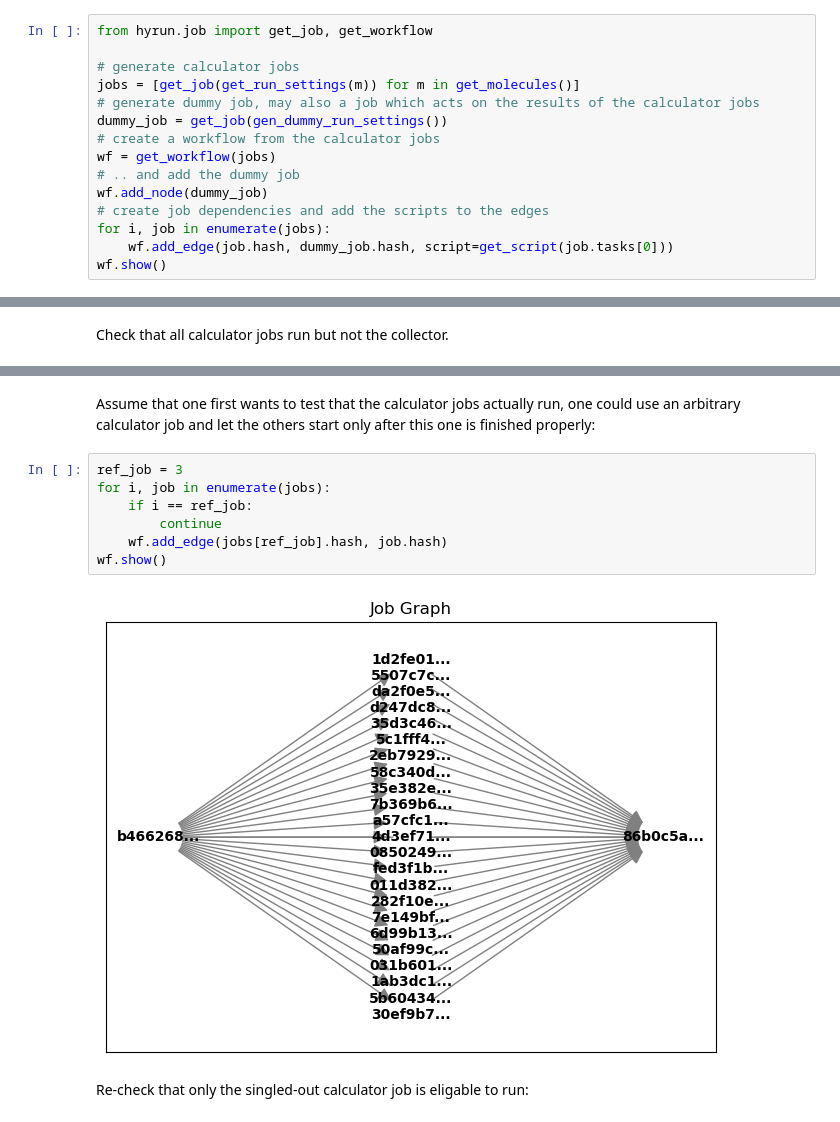
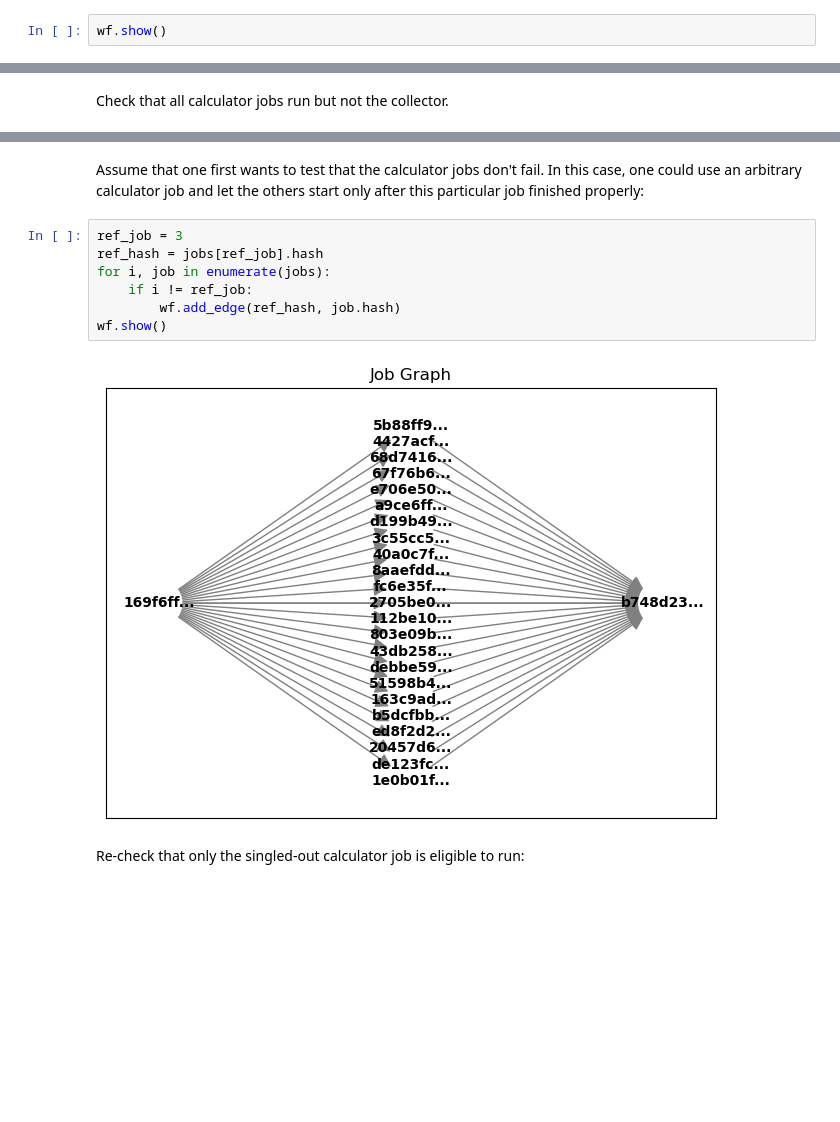
Before and after one commit to gdhjktru/hyrun, a Jupyter notebook: docs/src/user_guide/workflow.ipynb, the cells around one changed output, grey strips where cells are left out. Cells and saved outputs as stored; diff of their text form; blank space fills up the shorter version.

```diff
--- a/docs/src/user_guide/workflow.ipynb
+++ b/docs/src/user_guide/workflow.ipynb
@@ -420,16 +436,3 @@ if __name__ == '__main__':
 # %%
-from hyrun.job import get_job, get_workflow
-
-# generate calculator jobs
-jobs = [get_job(get_run_settings(m)) for m in get_molecules()]
-# generate dummy job, may also a job which acts on the results of the calculator jobs
-dummy_job = get_job(gen_dummy_run_settings())
-# create a workflow from the calculator jobs
-wf = get_workflow(jobs)
-# .. and add the dummy job
-wf.add_node(dummy_job)
-# create job dependencies and add the scripts to the edges
-for i, job in enumerate(jobs):
-    wf.add_edge(job.hash, dummy_job.hash, script=get_script(job.tasks[0]))
 wf.show()
 # %% [output]
@@ -486,14 +486,15 @@ Dummy 86b0c5a1e2b73b08fd54c727f4458649ed9fe3ad1b6e8ac9460c070113509a1e: False
 # %% [markdown]
-Assume that one first wants to test that the calculator jobs actually run, one could use an arbitrary calculator job and let the others start only after this one is finished properly:
+Assume that one first wants to test that the calculator jobs don't fail.
+In this case, one could use an arbitrary calculator job and let the others start only after this particular job finished properly:
 # %%
 ref_job = 3
+ref_hash = jobs[ref_job].hash
 for i, job in enumerate(jobs):
-    if i == ref_job:
-        continue
-    wf.add_edge(jobs[ref_job].hash, job.hash)
+    if i != ref_job:
+        wf.add_edge(ref_hash, job.hash)
 wf.show()
 # %% [output]
-[figure, old version]
+[figure, new version]
 # %% [markdown]
-Re-check that only the singled-out calculator job is eligable to run:
+Re-check that only the singled-out calculator job is eligible to run:
 # %%
```
Also changed, not shown: parts of 11 cells of this notebook.
